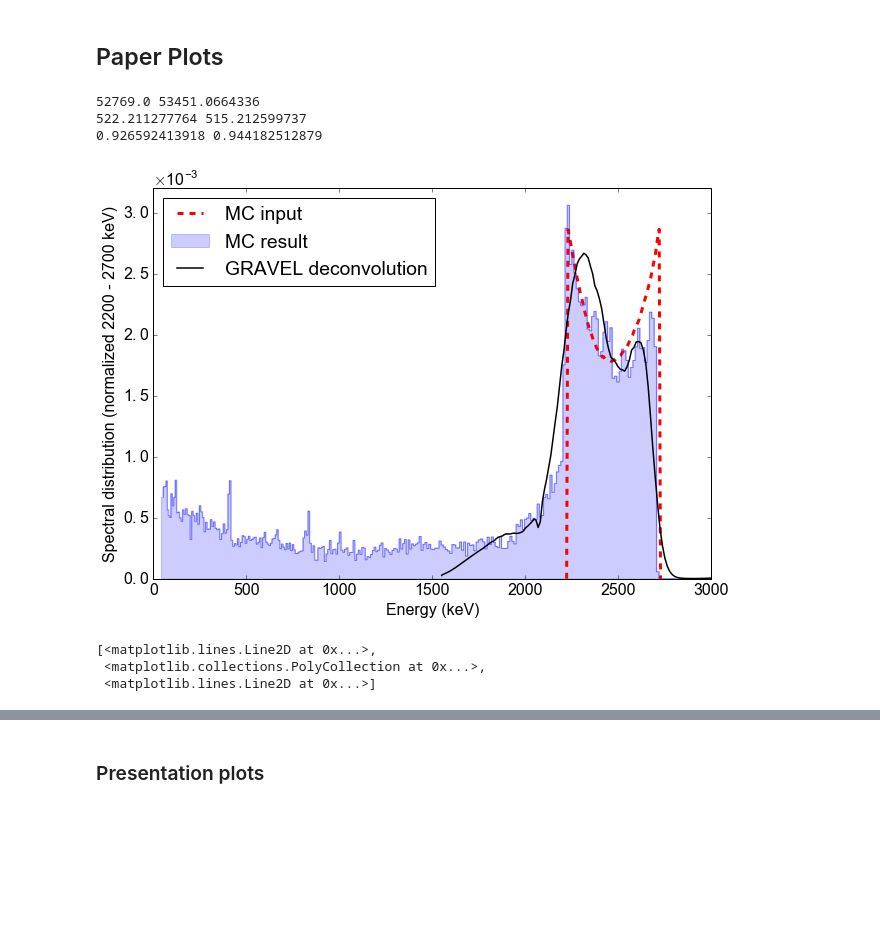
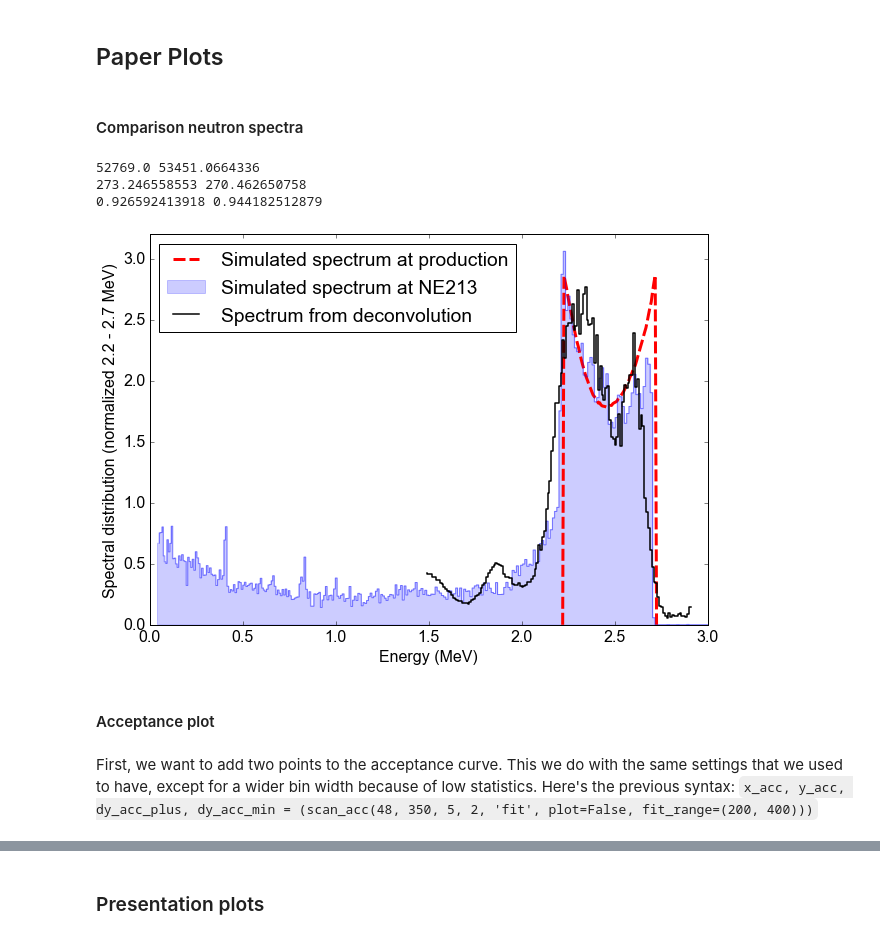
Before and after one commit to XENON1T/PTB, a Jupyter notebook: 13_read_simu_assuming_ralf_initial_dist.ipynb, the cells around one changed output, grey strips where cells are left out. Saved outputs shown, nothing was run; the diff lists cells and outputs as text; code cells hidden in the pictures; blank space fills up the shorter version.

````diff
--- a/13_read_simu_assuming_ralf_initial_dist.ipynb
+++ b/13_read_simu_assuming_ralf_initial_dist.ipynb
@@ -36,5 +36,5 @@ Computation of previous notebooks took 45 seconds
 # %%
-def read_simulation(fn):
+def read_simulation(fn, col_n = 0):
     # Relevant imports to reading in
     import ROOT
     import root_numpy as rn
@@ -47,6 +47,6 @@ def read_simulation(fn):
     data = rn.tree2array(tree)
 
     # Somehow the data is stored in the form of an array of tuples... wtf? So here's a hack to get it out!
-    sim_energies = np.array([d[0] for d in data])
+    sim_energies = np.array([d[col_n] for d in data])
     print('Read a total of %d events from file %s.' % (len(sim_energies), fn))
     return sim_energies
@@ -57,0 +53,4 @@ Read a total of 104603 events from file ./simu/NE213_E_Spectrum.root.
+# %%
+# Previous file: Read a total of 104603 events from file ./simu/NE213_E_Spectrum.root.
+fn = './simu/161111_DD/NE213_DD_Combined.root'
+sim_energies = read_simulation(fn)
@@ -564,0 +645,3 @@ plt.show()
+# %%
+mx_e_flu = read_flu('./andreas/reunfoldingforneutrongenerator/mx_e.flu')
+mx_e_gru = read_flu('./andreas/reunfoldingforneutrongenerator/mx_e.gru')
@@ -617,54 +708,73 @@ def fill_between_steps(x, y1, y2=0, h_align='mid', ax=None, **kwargs):
 
     # now to the plotting part:
     return ax.fill_between(xx, y1, y2=y2, **kwargs)
+# %% [markdown]
+#### Comparison neutron spectra
 # %%
+x_factor = 0.001 # WRT keV, will not change norm.
+y_factor = 1000
+
 hist_mc, e_mc_edges = np.histogram(1000*np.array(energies), bins=70,
          weights=np.array(emission_prob), normed=True)
 e_mc = 0.5*(e_mc_edges[1:] + e_mc_edges[:-1])
 e_mc_bin = np.diff(e_mc)[0]
 e_mc = np.concatenate(( np.array([e_mc[0]-e_mc_bin]) , e_mc, np.array([e_mc[-1]+e_mc_bin])), axis=0)
 hist_mc = np.concatenate((np.array([0]), hist_mc, np.array([0])))
 
 # Scaling factor
-int1 = int_spec(1000*neutron_energies, sim_spec,2200, 2700)# 2224.7600012558948, 2722.339434928938)
-int2 = int_spec(1000*e_and, y_and, 2200, 2700)#2224.7600012558948, 2722.339434928938)
-int3 = int_spec(e_mc, hist_mc, 2200, 2700)
+int_bounds = (2200, 2700)
+int1 = int_spec(1000*neutron_energies, sim_spec,int_bounds[0],int_bounds[1])# 2224.7600012558948, 2722.339434928938)
+#int2 = int_spec(1000*e_and, y_and, 2200, 2700)#2224.7600012558948, 2722.339434928938) Previous data
+int2 = int_spec(1000*mx_e_gru[0], mx_e_gru[1],int_bounds[0],int_bounds[1])
+int3 = int_spec(e_mc, hist_mc, int_bounds[0],int_bounds[1])
 
-plt.plot(e_mc, 1/int3*hist_mc, ls = '--', lw=3, color='red', label='MC input')
-plt.plot(neutron_energies * 1000, 1/int1*sim_spec, ls='steps', alpha=0.4, color='blue')
-fill_between_steps(neutron_energies * 1000,np.array([0 for _ in range(len(neutron_energies))])
-                   , 1/int1*sim_spec, label='MC result', alpha=0.2, color='blue')
+# Multiplication to make the y-axis prettier
+int1, int2, int3 = (1/y_factor*int1, 1/y_factor*int2, 1/y_factor*int3)
 
-plt.plot(1000*e_and, 1/int2*y_and, color='black', lw=1.5, label='GRAVEL deconvolution',
+l,  = plt.plot(x_factor * e_mc, 1/int3*hist_mc, ls = '--', lw=3, color='red', label='Simulated spectrum at production')
+l.set_dashes([12,4])
+plt.plot(x_factor * neutron_energies * 1000, 1/int1*sim_spec, ls='steps', alpha=0.4, color='blue')
+fill_between_steps(x_factor * neutron_energies * 1000,np.array([0 for _ in range(len(neutron_energies))])
+                   , 1/int1*sim_spec, label='Simulated spectrum at NE213', alpha=0.2, color='blue')
+
+# plt.plot(1000*e_and, 1/int2*y_and, color='black', lw=1.5, label='GRAVEL deconvolution',
+#         )
+
+# Take away the zeroes
+mx_sel = mx_e_gru[1] > 0
+mx_e_x = mx_e_gru[0][mx_sel]
+mx_e_y = mx_e_gru[1][mx_sel]
+
+plt.plot(x_factor * 1000*mx_e_x, 1/int2*mx_e_y, color='black', lw=1.5,
+         ls='steps', label='Spectrum from deconvolution',
         )
 
 ax = plt.gca()
 handles, labels =  ax.get_legend_handles_labels()
 # Sort
 labels = [labels[0], labels[2], labels[1]]
 handles = [handles[0], handles[2], handles[1]]
 
 ax.legend(handles, labels, loc='upper left')
-ax.ticklabel_format(style='sci',scilimits=(-3,4),axis='y')
-ax.yaxis.major.formatter._useMathText = True
+# ax.ticklabel_format(style='sci',scilimits=(-3,4),axis='y')
+# ax.yaxis.major.formatter._useMathText = True
 
 #plt.plot(1000*e_and, 1/int2*y_and, color='black', ls='solid', lw=0.5)
 
-plt.xlim(0,3000)
-plt.ylim(0,0.0032)
-plt.xlabel('Energy (keV)')
-plt.ylabel('Spectral distribution (normalized 2200 - 2700 keV)')
+plt.xlim(0,3)
+plt.ylim(0,y_factor * 0.0032)
+plt.xlabel('Energy (MeV)')
+plt.ylabel('Spectral distribution (normalized 2.2 - 2.7 MeV)')
 plt.savefig('./figs/mc_spectrum.png', bbox_inches='tight')
 plt.savefig('./figs/mc_spectrum.pdf', bbox_inches='tight')
 plt.show()
 # %% [output]
 52769.0 53451.0664336
-522.211277764 515.212599737
+273.246558553 270.462650758
 0.926592413918 0.944182512879
-[figure, old version]
+[figure, new version]
-# %%
-handles
-# %% [output]
-[<matplotlib.lines.Line2D at 0x...>,
- <matplotlib.collections.PolyCollection at 0x...>,
- <matplotlib.lines.Line2D at 0x...>]
+# %% [markdown]
+#### Acceptance plot
+# %% [markdown]
+First, we want to add two points to the acceptance curve. This we do with the same settings that we used to have, except for a wider bin width because of low statistics. Here's the previous syntax:
+  ```x_acc, y_acc, dy_acc_plus, dy_acc_min = (scan_acc(48, 350, 5, 2, 'fit', plot=False, fit_range=(200, 400)))```
````
Also changed, not shown: parts of 49 cells of this notebook, 47 other files.
